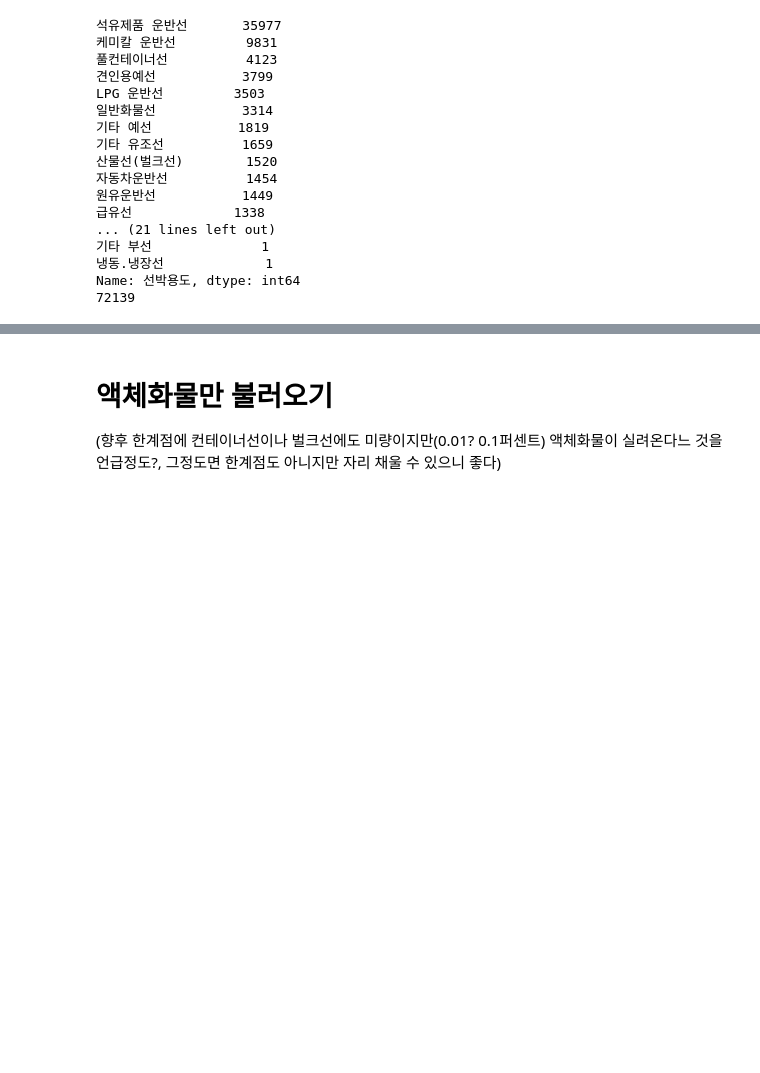
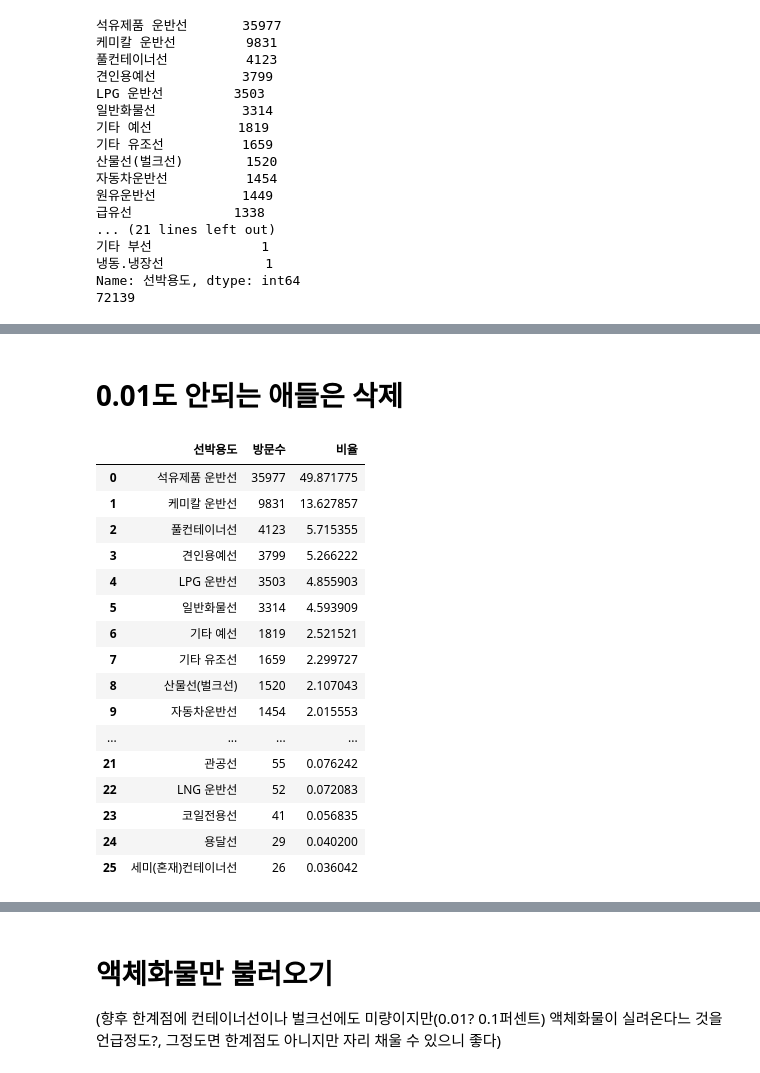
Before and after one commit to GyudongHan/Project_1, a Jupyter notebook: 프로젝트 3/Modeling.ipynb, the cells around one changed output, grey strips where cells are left out. Cells and saved outputs as stored; diff of their text form; code cells hidden in the pictures; blank space fills up the shorter version.

```diff
--- a/프로젝트 3/Modeling.ipynb
+++ b/프로젝트 3/Modeling.ipynb
@@ -78,7 +71,7 @@ NameError: name 'TD' is not defined
 import pandas as pd
 
 data = {
-    '선종': ['석유제품 운반선', '케미칼 운반선', '풀컨테이너선', '견인용예선', 'LPG 운반선', '일반화물선', '기타 예선', '기타 유조선', '산물선(벌크선)', '자동차운반선',
+    '선박용도': ['석유제품 운반선', '케미칼 운반선', '풀컨테이너선', '견인용예선', 'LPG 운반선', '일반화물선', '기타 예선', '기타 유조선', '산물선(벌크선)', '자동차운반선',
            '원유운반선', '급유선', '시멘트운반선', '기타선', '케미칼가스 운반선', '압항 예선', '모래운반선', '이.접안용 예선', '철강재 운반선', '신조선', '폐기물 운반선',
            '관공선', 'LNG 운반선', '코일전용선', '용달선', '세미(혼재)컨테이너선', '여객선', '군함', '원양 어선', '유람선', '원목운반선', '화객선', '수상레저기구',
            '기타 부선', '냉동.냉장선'],
@@ -91,5 +102,25 @@ TD
+# %% [markdown]
+# 0.01도 안되는 애들은 삭제
 # %%
 # 비율 컬럼 추가
 TD['비율'] = TD['방문수'] / TD['방문수'].sum()*100
 
-TD
+TD.iloc[:26, :]
+# %% [output]
+|  | 선박용도 | 방문수 | 비율 |
+| 0 | 석유제품 운반선 | 35977 | 49.871775 |
+| 1 | 케미칼 운반선 | 9831 | 13.627857 |
+| 2 | 풀컨테이너선 | 4123 | 5.715355 |
+| 3 | 견인용예선 | 3799 | 5.266222 |
+| 4 | LPG 운반선 | 3503 | 4.855903 |
+| 5 | 일반화물선 | 3314 | 4.593909 |
+| 6 | 기타 예선 | 1819 | 2.521521 |
+| 7 | 기타 유조선 | 1659 | 2.299727 |
+| 8 | 산물선(벌크선) | 1520 | 2.107043 |
+| 9 | 자동차운반선 | 1454 | 2.015553 |
+| ... | ... | ... | ... |
+| 21 | 관공선 | 55 | 0.076242 |
+| 22 | LNG 운반선 | 52 | 0.072083 |
+| 23 | 코일전용선 | 41 | 0.056835 |
+| 24 | 용달선 | 29 | 0.040200 |
+| 25 | 세미(혼재)컨테이너선 | 26 | 0.036042 |
```
Also changed, not shown: parts of 16 cells of this notebook, 1 other file.
